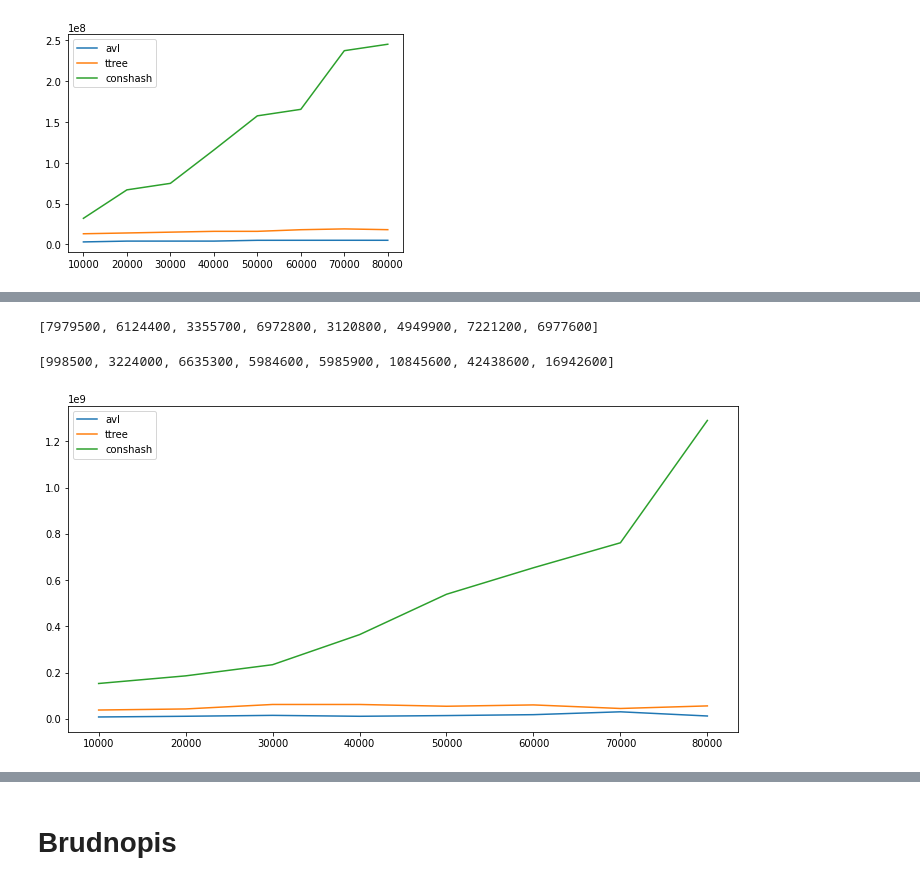
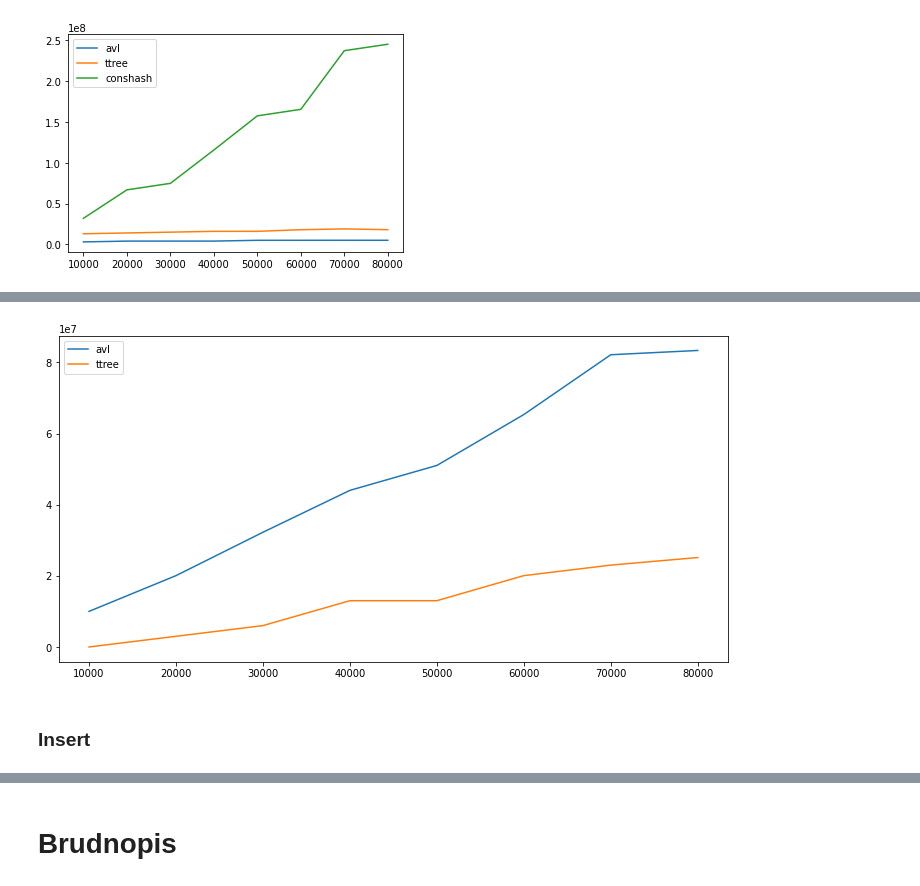
Before and after one commit to WojciechSzczepaniak/-Struktureffizienzstudie, a Jupyter notebook: Pierwsze testy.ipynb, the cells around one changed output, grey strips where cells are left out. Cells and saved outputs as stored; diff of their text form; code cells hidden in the pictures.

```diff
--- a/Pierwsze testy.ipynb
+++ b/Pierwsze testy.ipynb
@@ -816,7 +854,7 @@ plt.show()
 def gen_range(max_range,number_in_ranges,num):
     k=[]
     for i in range(0,num):
-        tmp = random .randrange(max_range-num);
+        tmp = random .randrange(max_range-number_in_ranges);
         k.append(SearchRange(tmp,tmp+number_in_ranges))
     return k
 print(gen_range(100,10,3)[0])
@@ -830,8 +868,8 @@ ttree = []
 conshash = []
 for i in range(10000,90000,10000): #[13000]
     input_data = [j for j in range(0,i)]
-    search = gen_range(i,2000,10)
+    search = gen_range(i,i/10,10)
     x.append(i)
     avl.append(range_search_AVL_tree(input_data,search))
     ttree.append(range_search_T_tree(input_data,search))
-    conshash.append(search_begin(input_data,search))
+    #conshash.append(search_begin(input_data,search))
@@ -849,17 +876,11 @@ avl
-# %%
-ttree
-# %% [output]
-[7979500, 6124400, 3355700, 6972800, 3120800, 4949900, 7221200, 6977600]
-# %%
-conshash
-# %% [output]
-[998500, 3224000, 6635300, 5984600, 5985900, 10845600, 42438600, 16942600]
 # %%
 plt.figure(figsize=(12, 6))
 plt.plot(x,avl, label = "avl")
 plt.plot(x, ttree, label = "ttree")
-plt.plot(x, conshash, label = "conshash")
+#plt.plot(x, conshash, label = "conshash")
 plt.legend()
 plt.show()
 # %% [output]
-[figure, old version]
+[figure, new version]
+# %% [markdown]
+### Insert
```
Also changed, not shown: parts of 9 cells of this notebook.
